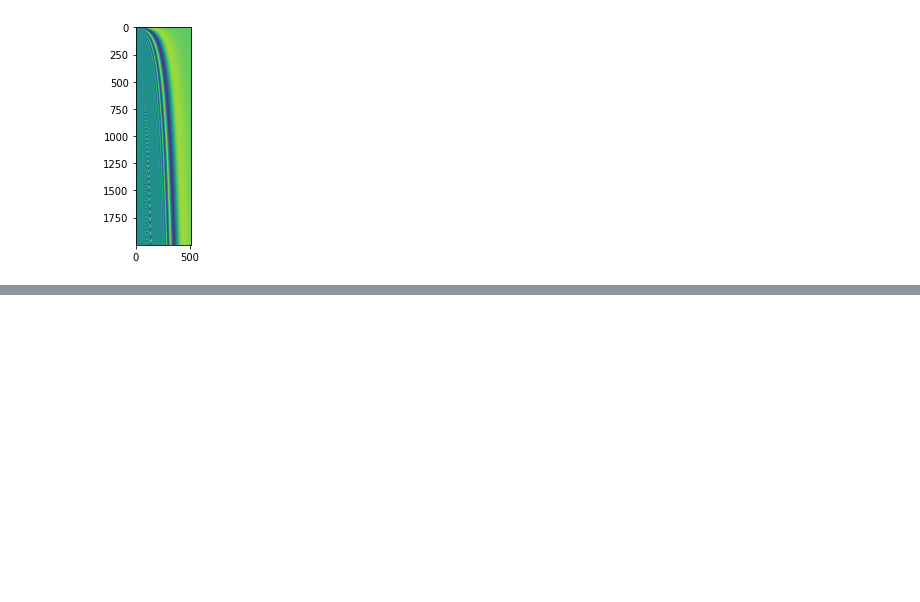
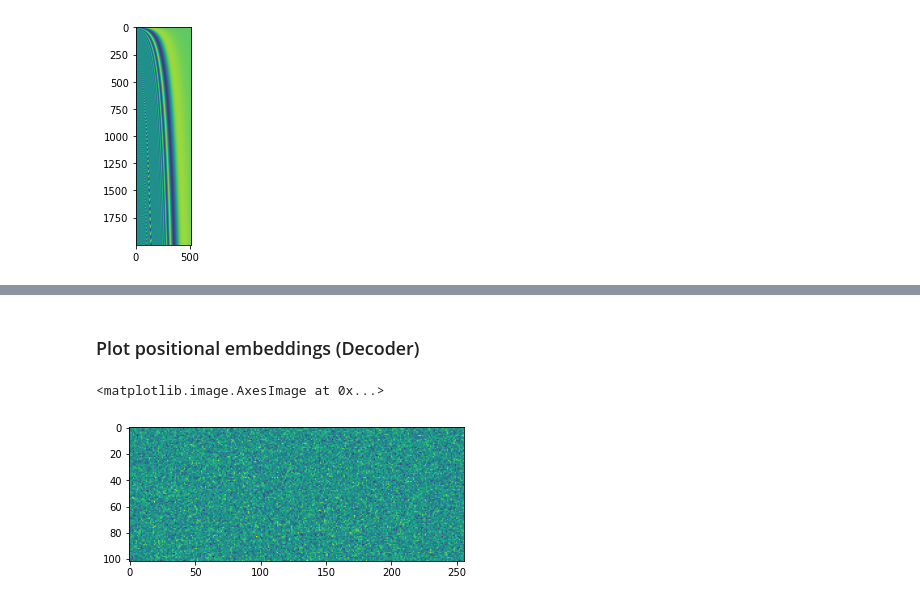
Before and after one commit to salvacarrion/mltests-old, a Jupyter notebook: seq2seq/transformers/jupyters/3_dev_tests.ipynb, the cells around one changed output, grey strips where cells are left out. Cells and saved outputs as stored; diff of their text form; code cells hidden in the pictures; blank space fills up the shorter version.

```diff
--- a/seq2seq/transformers/jupyters/3_dev_tests.ipynb
+++ b/seq2seq/transformers/jupyters/3_dev_tests.ipynb
@@ -75,0 +149,11 @@ plt.imshow(pos_enc)
+# %% [markdown]
+### Plot positional embeddings (Decoder)
+# %%
+%matplotlib inline
+
+# Encoder: Positional encodings
+dec_pos_emb = model.decoder.pos_embedding.weight.detach().cpu()
+plt.imshow(dec_pos_emb)
+# %% [output]
+<matplotlib.image.AxesImage at 0x...>
+[figure, added]
```
Also changed, not shown: parts of 14 cells of this notebook.
